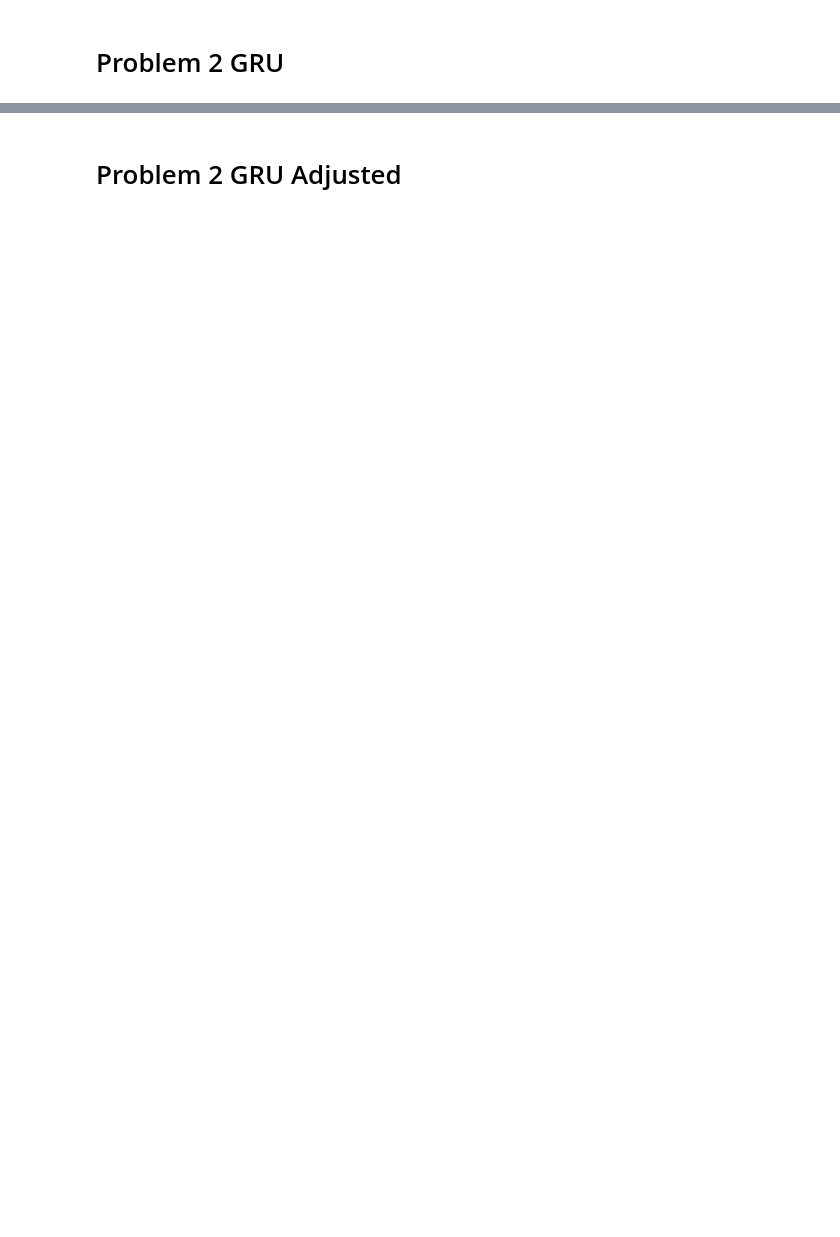
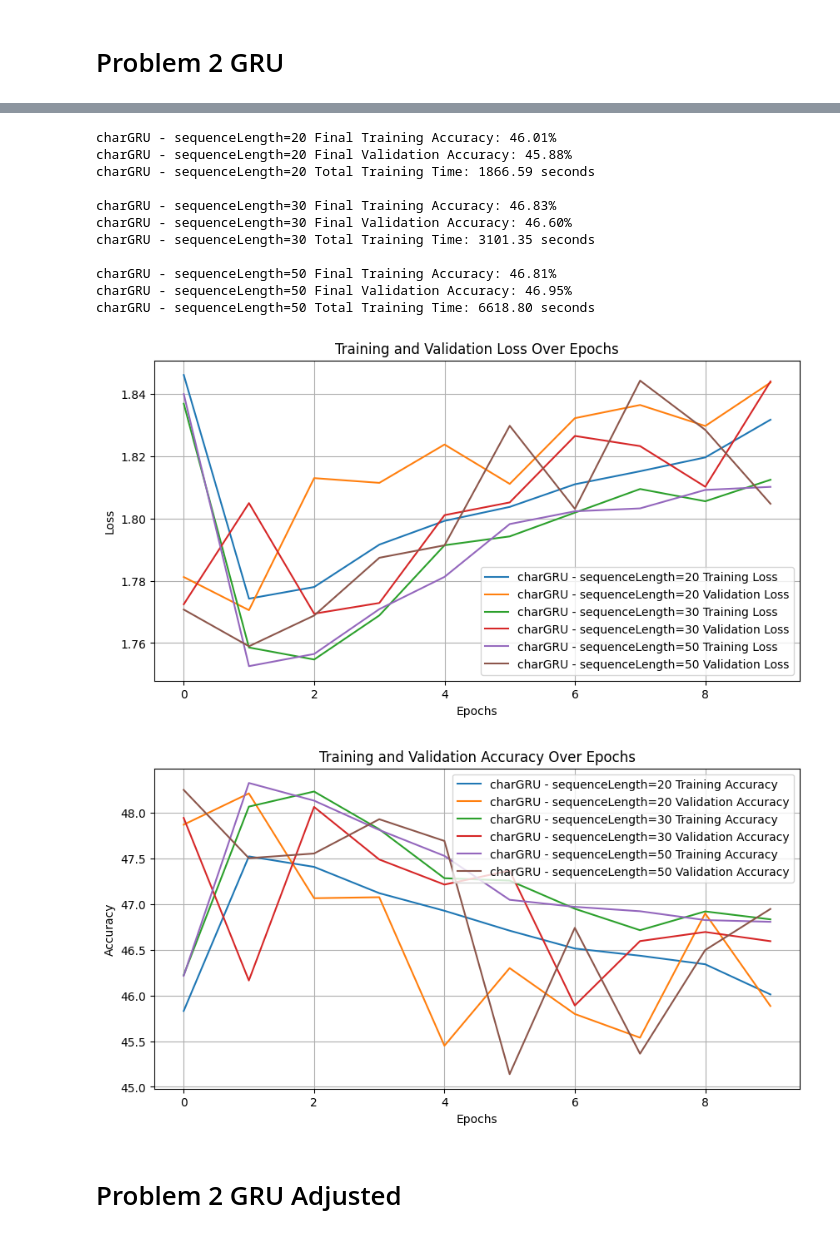
Before and after one commit to Mand187/Deep-Learning, a Jupyter notebook: HW3/HW3.ipynb, the cells around one changed output, grey strips where cells are left out. Saved outputs shown, nothing was run; the diff lists cells and outputs as text; code cells hidden in the pictures; blank space fills up the shorter version.

```diff
--- a/HW3/HW3.ipynb
+++ b/HW3/HW3.ipynb
@@ -446,18 +475,32 @@ trainLosses3, valLosses3, trainAccuracies3, valAccuracies3, epochTimes3, trueLab
 # %%
 trainAccuracies = [trainAccuracies1, trainAccuracies2, trainAccuracies3]
 valAccuracies = [valAccuracies1, valAccuracies2, valAccuracies3]
 
 trainLosses = [trainLosses1, trainLosses2, trainLosses3]
 valLosses = [valLosses1, valLosses2, valLosses3]
 
 epochTimesMulti = [epochTimes1, epochTimes2, epochTimes3]
 
-modelNames = ['charLSTM - sequenceLength=10', 'charLSTM - sequenceLength=20', 'charLSTM - sequenceLength=30']
+modelNames = ['charGRU - sequenceLength=20', 'charGRU - sequenceLength=30', 'charGRU - sequenceLength=50']
 
 
 reportMultiFinalMetrics(trainAccuracies, valAccuracies, epochTimesMulti, modelNames)
 plotMultiLoss(trainLosses, valLosses, modelNames)
 plotMultAccuracy(trainAccuracies, valAccuracies, modelNames)
+# %% [output]
+charGRU - sequenceLength=20 Final Training Accuracy: 46.01%
+charGRU - sequenceLength=20 Final Validation Accuracy: 45.88%
+charGRU - sequenceLength=20 Total Training Time: 1866.59 seconds
+
+charGRU - sequenceLength=30 Final Training Accuracy: 46.83%
+charGRU - sequenceLength=30 Final Validation Accuracy: 46.60%
+charGRU - sequenceLength=30 Total Training Time: 3101.35 seconds
+
+charGRU - sequenceLength=50 Final Training Accuracy: 46.81%
+charGRU - sequenceLength=50 Final Validation Accuracy: 46.95%
+charGRU - sequenceLength=50 Total Training Time: 6618.80 seconds
+[figure, added]
+[figure, added]
 # %% [markdown]
 # Problem 2 GRU Adjusted
 # %%
```
Also changed, not shown: parts of 10 cells of this notebook.
